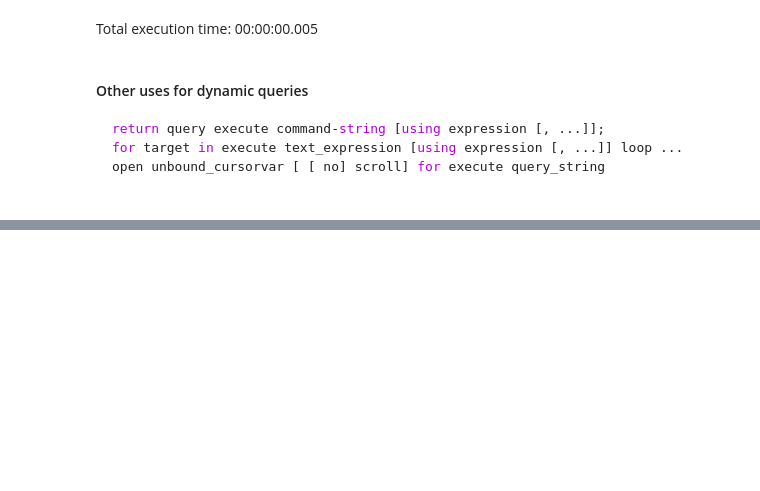
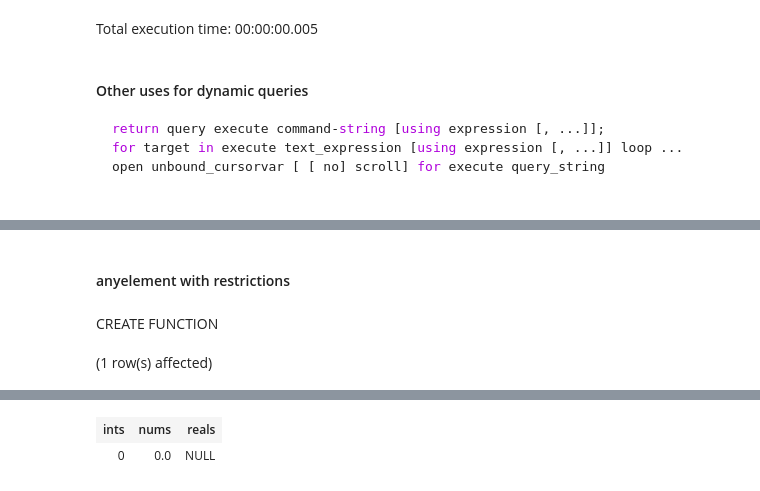
Before and after one commit to yaowenqiang/capturing_logic_with_custom_functions_in_postgresql, a Jupyter notebook: Notebook-1.ipynb, the cells around one changed output, grey strips where cells are left out. Cells and saved outputs as stored; diff of their text form; code cells hidden in the pictures; blank space fills up the shorter version.

Commit message:
add polymorphic functions demo

```diff
--- a/Notebook-1.ipynb
+++ b/Notebook-1.ipynb
@@ -1250,0 +1449,22 @@ open unbound_cursorvar [ [ no] scroll] for execute query_string
+# %% [markdown]
+#### anyelement with restrictions
+# %%
+CREATE OR REPLACE FUNCTION f(x anyelement, y anyelement)
+    RETURNS anyelement
+    LANGUAGE plpgsql AS
+$$
+BEGIN
+    IF pg_typeof(x) IN ('integer', 'numeric', 'double precision')
+        AND pg_typeof(y) IN ('integer', 'numeric', 'double precision')
+    THEN
+        RETURN x - y;
+    ELSE
+        RETURN NULL;
+    END IF;
+END;
+$$;
+
+SELECT f(42, 42) AS "ints", f(42.0, 42.0) AS "nums", f(42::real, 42::real) AS "reals";
+# %% [output]
+CREATE FUNCTION
+(1 row(s) affected)
@@ -1250,0 +1472,2 @@ open unbound_cursorvar [ [ no] scroll] for execute query_string
+| ints | nums | reals |
+| 0 | 0.0 | NULL |
```
Also changed, not shown: parts of 28 cells of this notebook.
